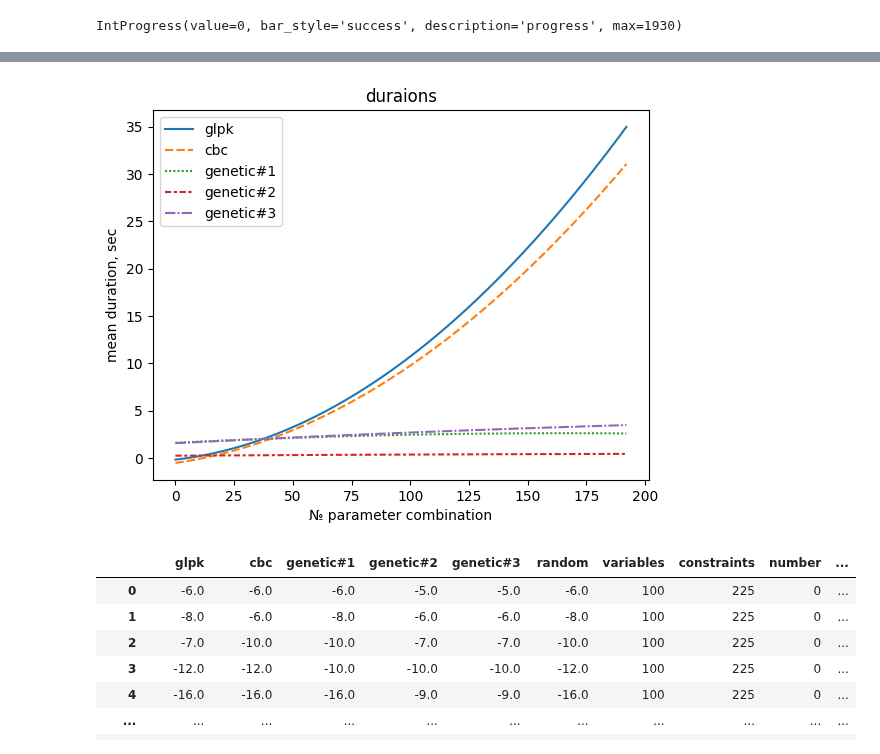
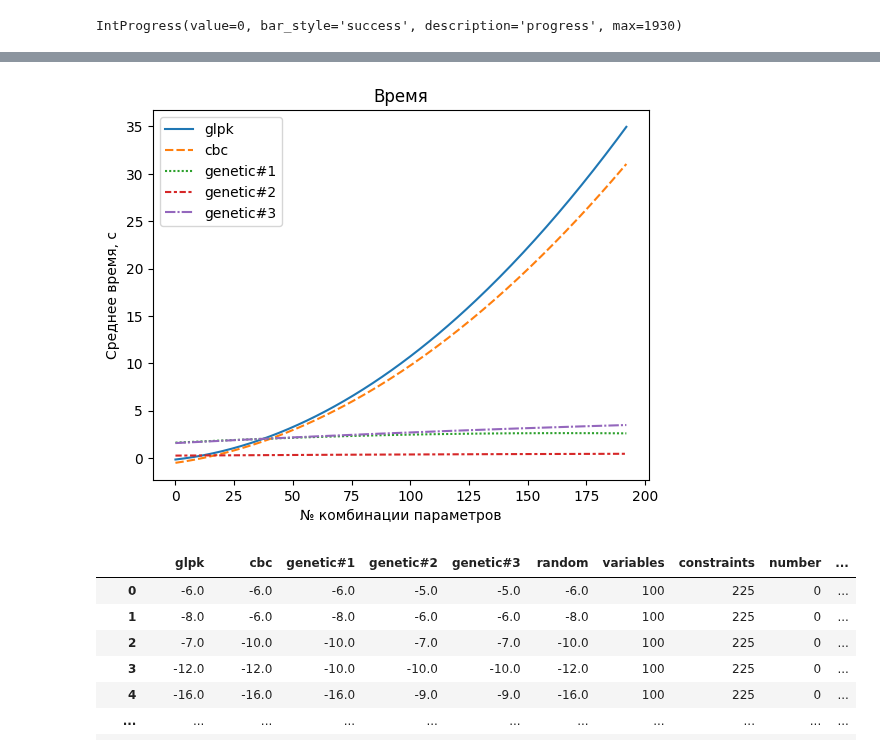
Before and after one commit to Dambr/yewking, a Jupyter notebook: task_description/draw_experiments.ipynb, the cells around one changed output, grey strips where cells are left out. Saved outputs shown, nothing was run; the diff lists cells and outputs as text; code cells hidden in the pictures.

```diff
--- a/task_description/draw_experiments.ipynb
+++ b/task_description/draw_experiments.ipynb
@@ -83,8 +83,8 @@ def find_solution_by_config(solutions, config):
 # %%
 def draw_durations_plot(df, title):
     plt.title(title)
-    plt.xlabel('№ parameter combination')
-    plt.ylabel('mean duration, sec')
+    plt.xlabel('№ комбинации параметров')
+    plt.ylabel('Среднее время, с')
     sns.lineplot(data=df)
 # %%
 def draw_durations_overlay_polt(df1, df2, title, color):
@@ -184,7 +184,7 @@ draw_durations_overlay_polt(durations_df[solver], polyfit_durations_df[solver],
 # %%
-draw_durations_plot(polyfit_durations_df, 'duraions')
+draw_durations_plot(polyfit_durations_df, 'Время')
 # %% [output]
-[figure, old version]
+[figure, new version]
 # %%
 fitnesses_df = pd.DataFrame(fitnesses_dataset)
 fitnesses_df
```
Also changed, not shown: parts of 6 cells of this notebook, 6 other files.
